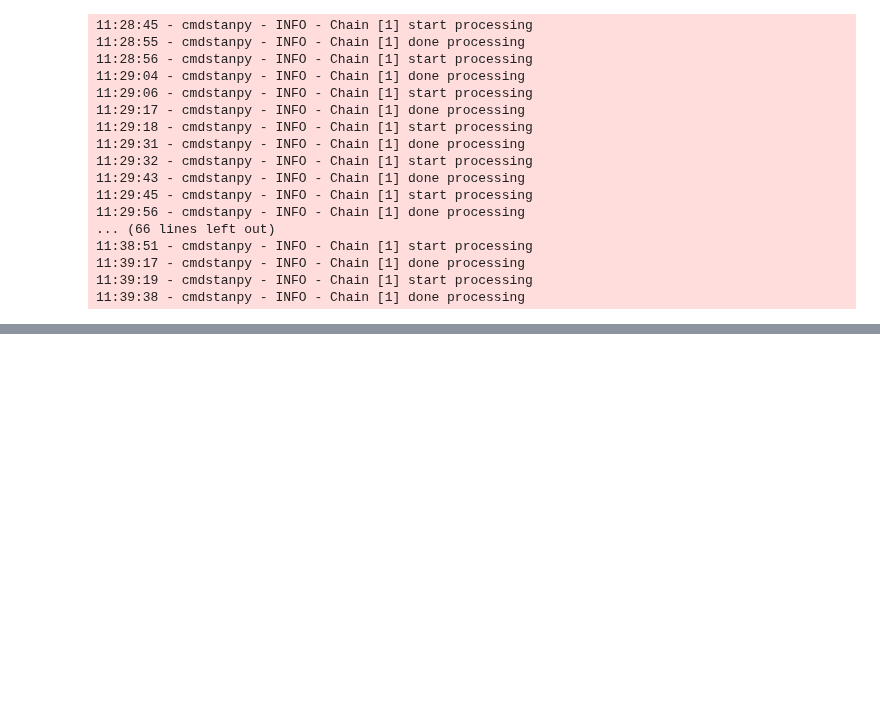
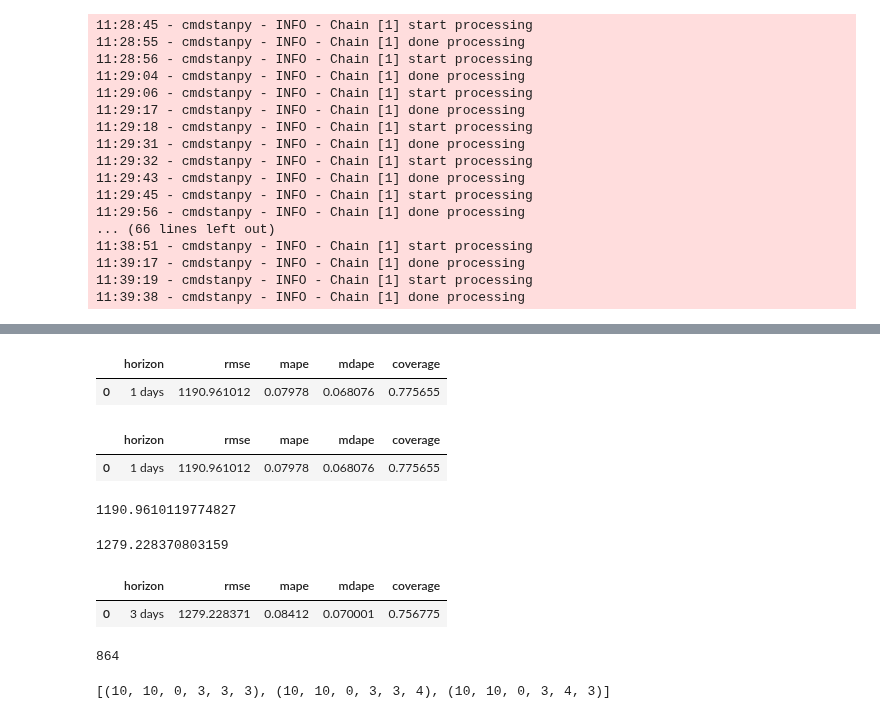
Before and after one commit to energy-demand-forecast/energy_demand_forecast, a Jupyter notebook: cayt_workspace/modeling.ipynb, the cells around one changed output, grey strips where cells are left out. Cells and saved outputs as stored; diff of their text form; code cells hidden in the pictures; blank space fills up the shorter version.

```diff
--- a/cayt_workspace/modeling.ipynb
+++ b/cayt_workspace/modeling.ipynb
@@ -801,0 +969,28 @@ train_windows, test_windows = get_windows(y,cv)
+# %%
+# seasonality mode additive - default
+# holiays_prior_scale
+# holidays
+
+m = Prophet(yearly_seasonality=False,
+            weekly_seasonality=False,
+            daily_seasonality=False,
+            holidays=only_holidays)
+
+m = m.add_seasonality(name='daily',
+                      period=1,
+                      fourier_order=6,
+                      prior_scale=30
+                     )
+
+m = m.add_seasonality(name='weekly',
+                      period=7,
+                      fourier_order=6,
+                      prior_scale=30
+                     )
+m = m.add_seasonality(name='yearly',
+                      period=365.25,
+                      fourier_order=6,
+                      prior_scale=10
+                     )
+
+m = m.add_regressor('mean_temp')
@@ -801,0 +1003,2 @@ train_windows, test_windows = get_windows(y,cv)
+# %%
+m.fit(trainr)
@@ -801,0 +1009,3 @@ train_windows, test_windows = get_windows(y,cv)
+# %%
+df_cv_v2 = cross_validation(m, initial='1461 days', period='36 days', horizon = '3 days')
+#says < 8 minutes, was
@@ -801,0 +1033,23 @@ train_windows, test_windows = get_windows(y,cv)
+# %%
+performance_metrics(df_cv_v2, rolling_window=.33, metrics=metrics).head(1)
+# %% [output]
+|  | horizon | rmse | mape | mdape | coverage |
+| 0 | 1 days | 1190.961012 | 0.07978 | 0.068076 | 0.775655 |
+# %%
+df_v2_1d.head(1)
+# %% [output]
+|  | horizon | rmse | mape | mdape | coverage |
+| 0 | 1 days | 1190.961012 | 0.07978 | 0.068076 | 0.775655 |
+# %%
+df_v2_1d.loc[0,'rmse']
+# %% [output]
+1190.9610119774827
+# %%
+df_v2_3d.loc[0,'rmse']
+# %% [output]
+1279.228370803159
+# %%
+df_v2_3d
+# %% [output]
+|  | horizon | rmse | mape | mdape | coverage |
+| 0 | 3 days | 1279.228371 | 0.08412 | 0.070001 | 0.756775 |
@@ -801,0 +1070,8 @@ train_windows, test_windows = get_windows(y,cv)
+# %%
+len(param_list)
+# %% [output]
+864
+# %%
+param_list[0:3]
+# %% [output]
+[(10, 10, 0, 3, 3, 3), (10, 10, 0, 3, 3, 4), (10, 10, 0, 3, 4, 3)]
```
Also changed, not shown: parts of 54 cells of this notebook.
